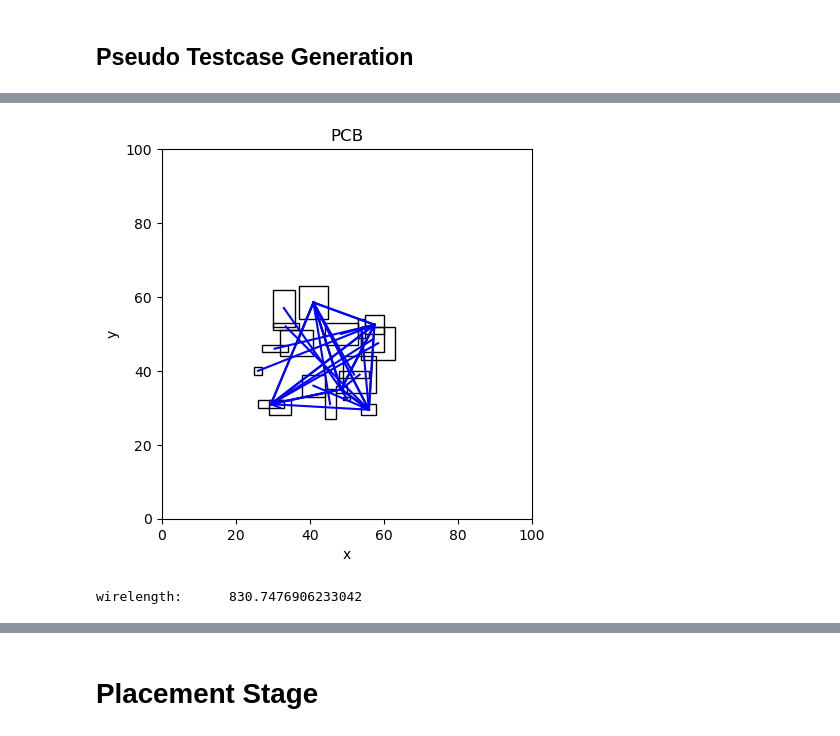
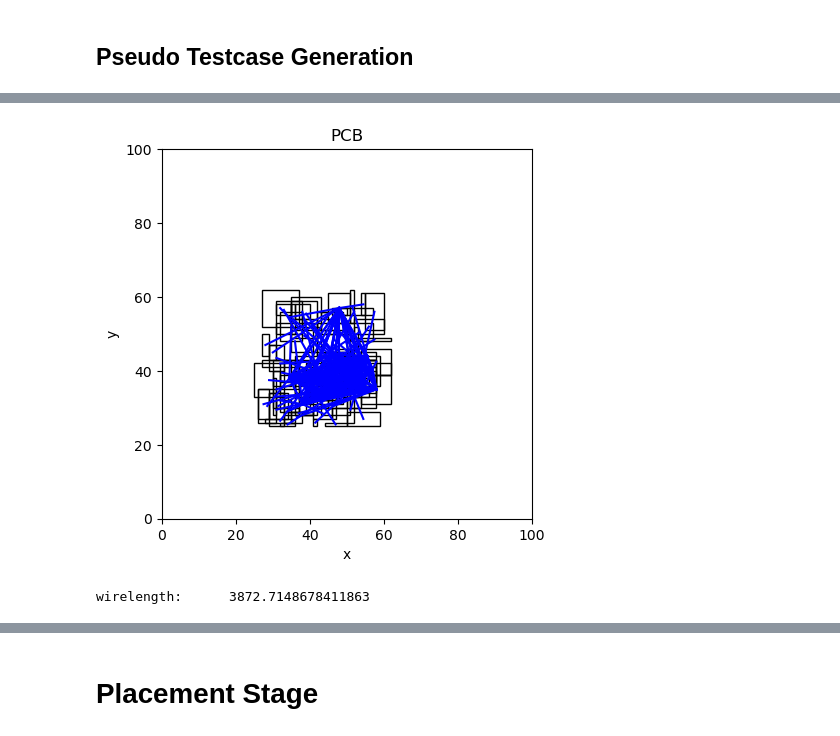
Before and after one commit to Dinple/PointCloudPlacer, a Jupyter notebook: run_baseline.ipynb, the cells around one changed output, grey strips where cells are left out. Drawn from its saved outputs; the diff is of its cells as text; code cells hidden in the pictures.

```diff
--- a/run_baseline.ipynb
+++ b/run_baseline.ipynb
@@ -26,8 +26,8 @@ from VAEPlacer import *
 box_collection = {}
 net_collection = {}
 
-num_boxes = 20
-num_nets = 5
+num_boxes = 100
+num_nets = 15
 
 # the first box of each net is the source box
 source_box_collection = []
@@ -71,7 +71,7 @@ if ADD_PAIRWISE_CONNECTIONS:
                 # increment the net index
                 net_idx += 1
 
-ADD_SUPER_CONNECTION = True
+ADD_SUPER_CONNECTION = False
 if ADD_SUPER_CONNECTION:
     net_idx = num_nets + num_boxes
     # connect all the source box to a super net
@@ -90,11 +90,11 @@ if ADD_SUPER_CONNECTION:
 # make a canvas
 pcb_canvas = PCBCanvas(width=100, height=100, boxes=box_collection, nets=net_collection)
 print("number of boxes:", len(pcb_canvas.boxes), len(box_collection))
-for box in pcb_canvas.boxes.values():
-    print(box)
+# for box in pcb_canvas.boxes.values():
+#     print(box)
 print("number of nets:", len(pcb_canvas.nets), len(net_collection))
-for net in pcb_canvas.nets.values():
-    print(net.net_name, net.source_box_name, net.box_names)
+# for net in pcb_canvas.nets.values():
+#     print(net.net_name, net.source_box_name, net.box_names)
 
 pcb_canvas.plot()
 
@@ -138,14 +113,14 @@ net_25 box_0 ['box_0', 'box_1', 'box_2', 'box_3', 'box_4']
 # %%
 # pickle the canvas
-pickle_id = '10'
-with open(f"./testcase/pcb_canvas_{pickle_id}.pkl", "wb") as f:
-    pickle.dump(pcb_canvas, f)
+pickle_id = '10_pair'
+# with open(f"./testcase/pcb_canvas_{pickle_id}.pkl", "wb") as f:
+#     pickle.dump(pcb_canvas, f)
 # load the canvas
 with open(f"./testcase/pcb_canvas_{pickle_id}.pkl", "rb") as f:
     pcb_canvas = pickle.load(f)
 
 pcb_canvas.plot()
 print("wirelength:\t", pcb_canvas.get_total_wirelength_from_cxy())
 # %% [output]
-[figure, old version]
+[figure, new version]
-wirelength:      830.7476906233042
+wirelength:      3872.7148678411863
```
Also changed, not shown: parts of 9 cells of this notebook.
